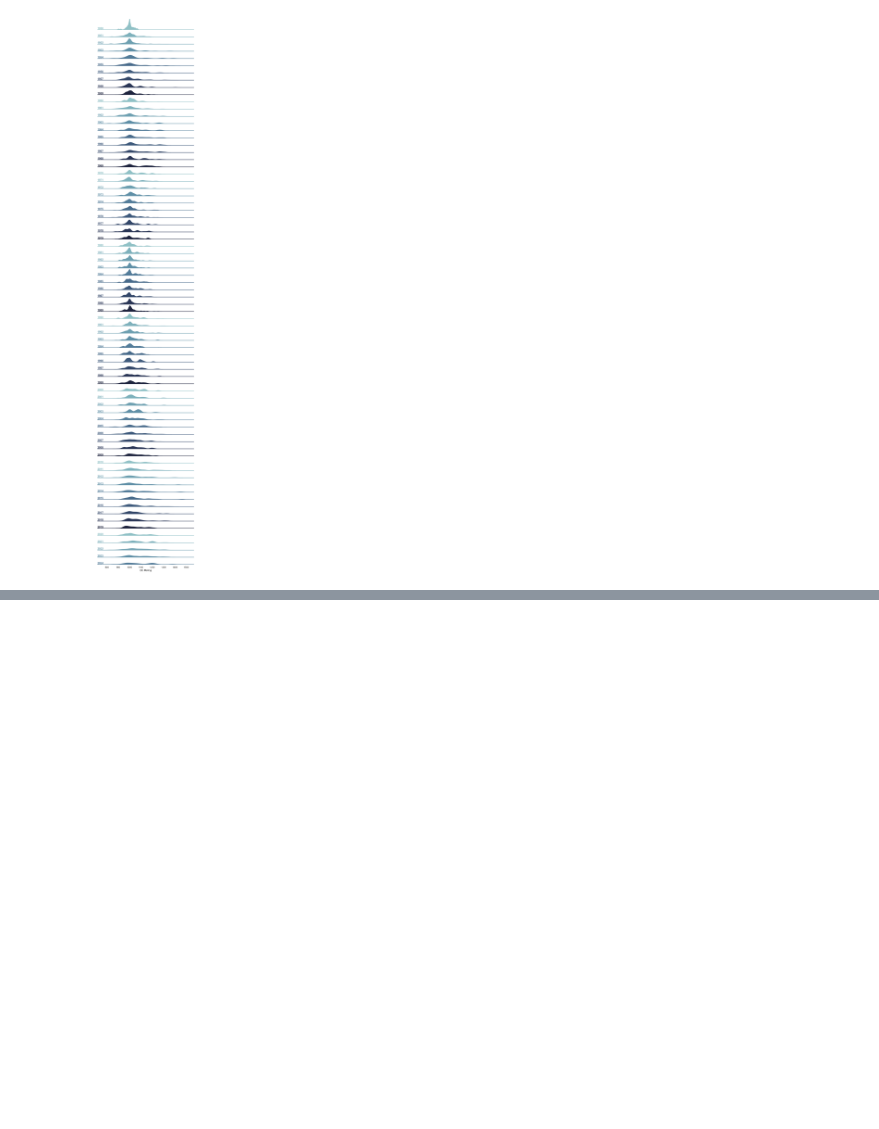
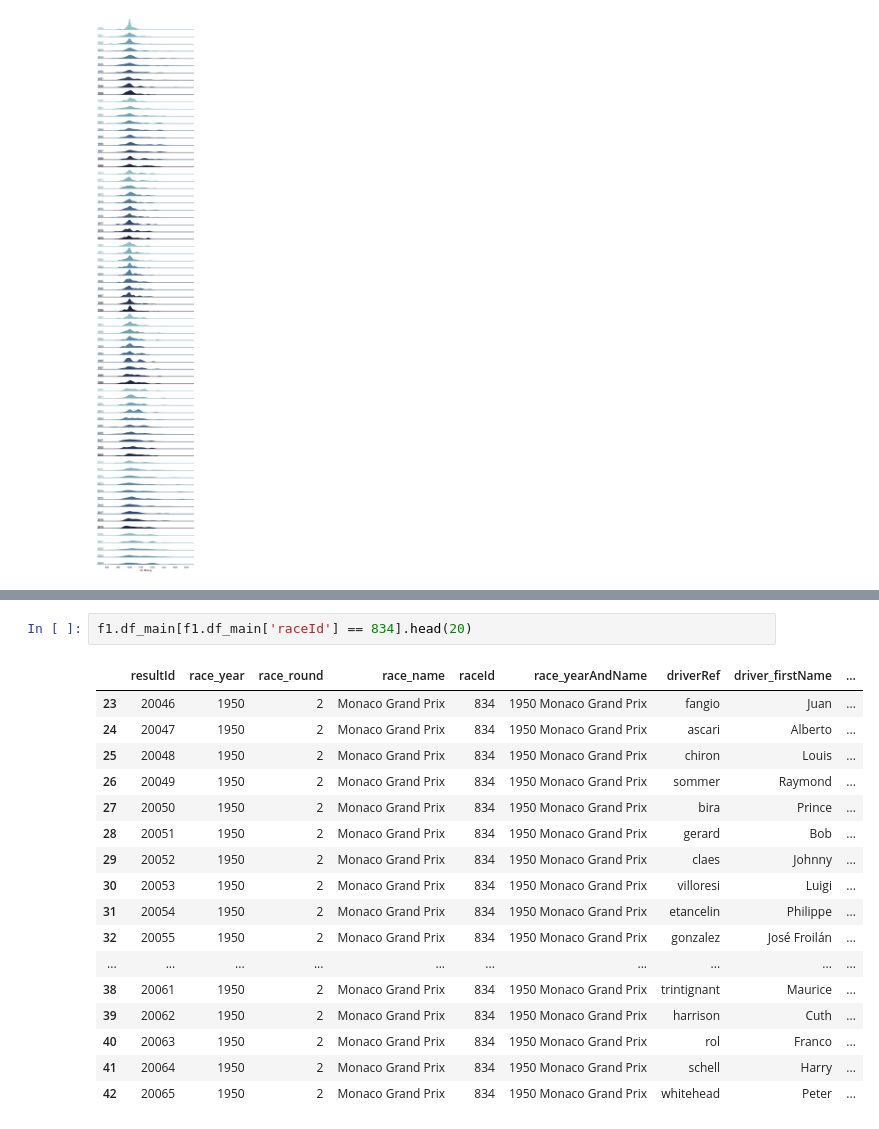
Before and after one commit to 1-million-weed/Applied-ML-GROUP1, a Jupyter notebook: experimental/data_preprocessing/elo_calculator.ipynb, the cells around one changed output, grey strips where cells are left out. Saved outputs shown, nothing was run; the diff lists cells and outputs as text; blank space fills up the shorter version.

```diff
--- a/experimental/data_preprocessing/elo_calculator.ipynb
+++ b/experimental/data_preprocessing/elo_calculator.ipynb
@@ -415,0 +420,20 @@ f1.df_main.head(100)
+# %%
+f1.df_main[f1.df_main['raceId'] == 834].head(20)
+# %% [output]
+|  | resultId | race_year | race_round | race_name | raceId | race_yearAndName | driverRef | driver_firstName | ... |
+| 23 | 20046 | 1950 | 2 | Monaco Grand Prix | 834 | 1950 Monaco Grand Prix | fangio | Juan | ... |
+| 24 | 20047 | 1950 | 2 | Monaco Grand Prix | 834 | 1950 Monaco Grand Prix | ascari | Alberto | ... |
+| 25 | 20048 | 1950 | 2 | Monaco Grand Prix | 834 | 1950 Monaco Grand Prix | chiron | Louis | ... |
+| 26 | 20049 | 1950 | 2 | Monaco Grand Prix | 834 | 1950 Monaco Grand Prix | sommer | Raymond | ... |
+| 27 | 20050 | 1950 | 2 | Monaco Grand Prix | 834 | 1950 Monaco Grand Prix | bira | Prince | ... |
+| 28 | 20051 | 1950 | 2 | Monaco Grand Prix | 834 | 1950 Monaco Grand Prix | gerard | Bob | ... |
+| 29 | 20052 | 1950 | 2 | Monaco Grand Prix | 834 | 1950 Monaco Grand Prix | claes | Johnny | ... |
+| 30 | 20053 | 1950 | 2 | Monaco Grand Prix | 834 | 1950 Monaco Grand Prix | villoresi | Luigi | ... |
+| 31 | 20054 | 1950 | 2 | Monaco Grand Prix | 834 | 1950 Monaco Grand Prix | etancelin | Philippe | ... |
+| 32 | 20055 | 1950 | 2 | Monaco Grand Prix | 834 | 1950 Monaco Grand Prix | gonzalez | José Froilán | ... |
+| ... | ... | ... | ... | ... | ... | ... | ... | ... | ... |
+| 38 | 20061 | 1950 | 2 | Monaco Grand Prix | 834 | 1950 Monaco Grand Prix | trintignant | Maurice | ... |
+| 39 | 20062 | 1950 | 2 | Monaco Grand Prix | 834 | 1950 Monaco Grand Prix | harrison | Cuth | ... |
+| 40 | 20063 | 1950 | 2 | Monaco Grand Prix | 834 | 1950 Monaco Grand Prix | rol | Franco | ... |
+| 41 | 20064 | 1950 | 2 | Monaco Grand Prix | 834 | 1950 Monaco Grand Prix | schell | Harry | ... |
+| 42 | 20065 | 1950 | 2 | Monaco Grand Prix | 834 | 1950 Monaco Grand Prix | whitehead | Peter | ... |
```
Also changed, not shown: parts of 8 cells of this notebook, 30 other files.
